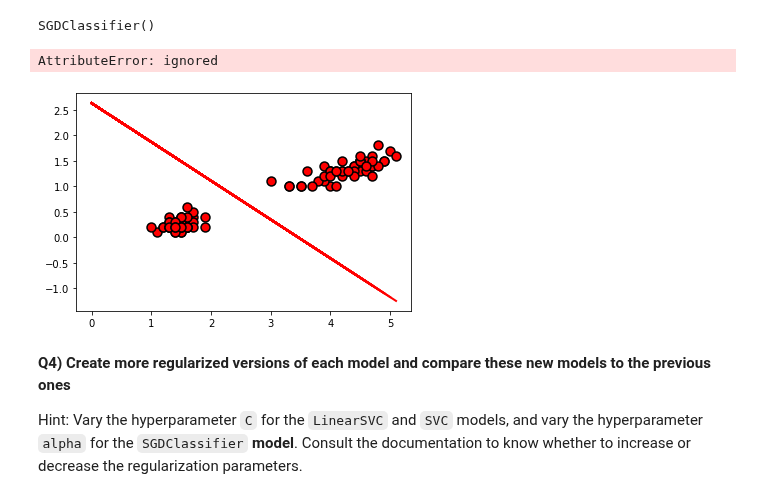
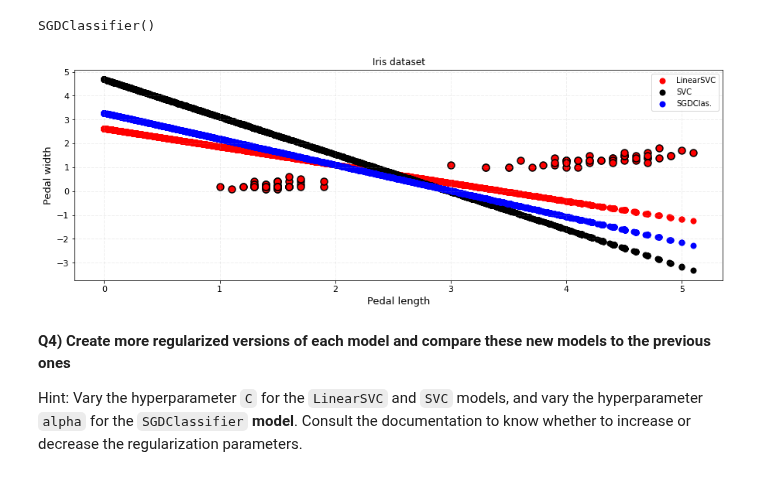
Before and after one commit to mrfabien/2022_ML_EES, a Jupyter notebook: Exercises/S2_1_SVM.ipynb, the cells around one changed output. Cells and saved outputs as stored; diff of their text form; code cells hidden in the pictures.

```diff
--- a/Exercises/S2_1_SVM.ipynb
+++ b/Exercises/S2_1_SVM.ipynb
@@ -133,40 +133,39 @@ SGDClassifier()
 # Plot all three decision boundaries on the same labeled figure
 #########################################################################
 # Same as what you did to get the first figure
-fig,ax = plt.subplots(1,1)
+fig,ax = plt.subplots(1,1,
+                      figsize=(15,5))
 ax.scatter(X[:,0],X[:,1],s=80,color='r',edgecolor='k',linewidths=1.5)
 
 # Decision boundary: np.dot(W,x)+b = 0
 I_svc = svc.intercept_
 W_svc = svc.coef_[0]
 
 yboundary_svc = -(W_svc[0]*x+I_svc)/W_svc[1]
 
 I_sgd = sgd.intercept_
 W_sgd = sgd.coef_[0]
 
 yboundary_sgd = -(W_sgd[0]*x+I_sgd)/W_sgd[1]
 
-
-ax.plot(x,yboundary,c='r',lw=2,label='LinearSVC')
+ax.scatter(x,yboundary,c='r',lw=2,label='LinearSVC')
 #########################################################################
 # Now add the decision boundary for 'SVC'
-__._____(_,______________________,c='k',lw=2,label='SVC')
+ax.scatter(x,yboundary_svc,c='k',lw=2,label='SVC')
 #########################################################################
 # Now add the decision boundary for 'SGDClassifier'
-__._____(_,______________________,c='b',lw=2,label='SGDClas.')
+ax.scatter(x,yboundary_sgd,c='b',lw=2,label='SGDClas.')
 #########################################################################
 # Same as the first figure again
 ax.legend()
 ax.set_xlabel("Pedal length",fontdict={'size':13})
 ax.set_ylabel("Pedal width",fontdict={'size':13})
 ax.set_title('Iris dataset')
 ax.tick_params(axis='both', which='major', labelsize=11)
 ax.grid(alpha=0.2,ls='--',lw=1)
 plt.show()
 # %% [output]
-AttributeError: ignored
-[figure, old version]
+[figure, new version]
 # %% [markdown]
 **Q4) Create more regularized versions of each model and compare these new models to the previous ones**
 
```
Also changed, not shown: parts of 4 cells of this notebook.
